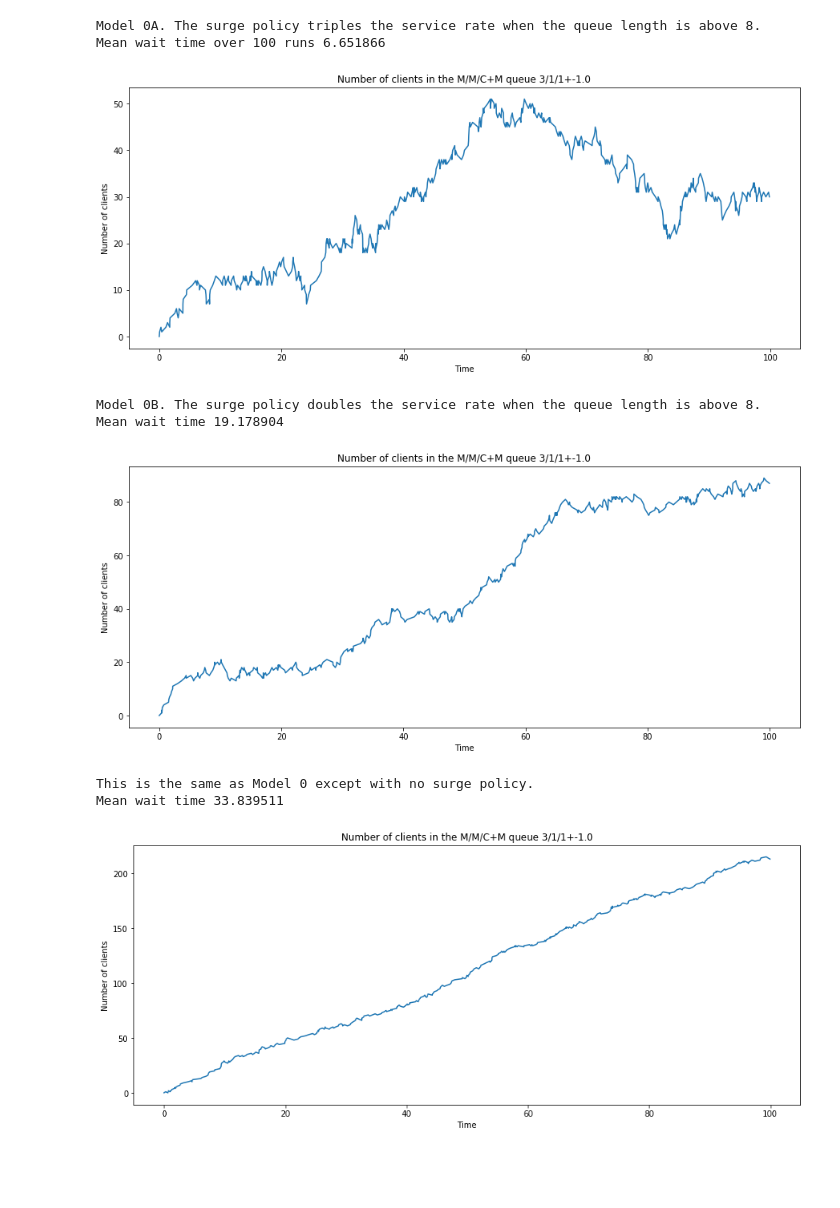
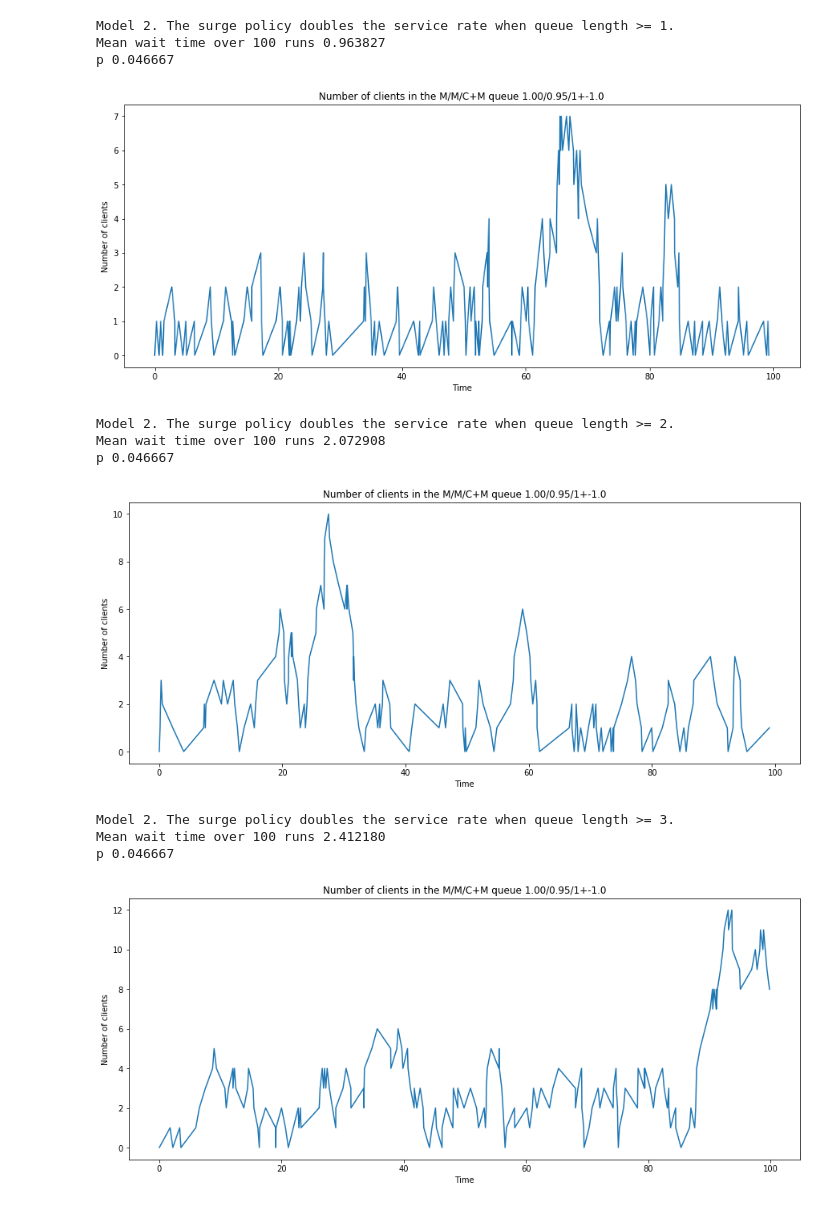
Before and after one commit to guanzgrace/cbs-patient-surge-models, a Jupyter notebook: MM1_Basic_Surge_Policy-Experiments.ipynb, the cells around one changed output. Cells and saved outputs as stored; diff of their text form; code cells hidden in the pictures; blank space fills up the shorter version.

Commit message:
add basic surge models

```diff
--- a/MM1_Basic_Surge_Policy-Experiments.ipynb
+++ b/MM1_Basic_Surge_Policy-Experiments.ipynb
@@ -145,70 +145,74 @@ def MM1BasicSurge(arrival_rate_func, service_rate_func, patience_rate_func,
 # gamma = patience rate, exponentially distributed
 # c = number of servers
 
-lambd = 3
-mu = 1
-mu2 = 3
+lambd = .999
+mu1 = .95
+mu2 = 2
 gamma = -1
 c = 1
 N0 = 0
 Tmax = 100
+surge_threshold = 1
 
 def arrival_rate_func():
     return exp(lambd)
 
 def service_rate_func(queue_length):
-    if queue_length >= 8:
+    if queue_length >= surge_threshold:
         return exp(mu2)
-    return exp(mu)
+    return exp(mu1)
 
 def patience_rate_func():
     return exp(gamma)
 
 def number_of_servers_func():
     return c
 
 T, N, W, p_wait = MM1BasicSurge(arrival_rate_func, service_rate_func, patience_rate_func,
                                 number_of_servers_func, N0, Tmax)
 figure(figsize=(15,6))
 plot(T, N)
 xlabel('Time')
 ylabel('Number of clients')
-title('Number of clients in the M/M/C+M queue %d/%d/%d+%.1f' % (lambd, mu, c, gamma))
-print("Model 0A. The surge policy triples the service rate when the queue length is above 8. " +
+title('Number of clients in the M/M/C+M queue %.2f/%.2f/%d+%.1f' % (lambd, mu1, c, gamma))
+print("Model 2. The surge policy doubles the service rate when queue length >= 1. " +
       "")
 
 
 wait_times = list()
 for _ in range(100):
     _, _, W, _ = MM1BasicSurge(arrival_rate_func, service_rate_func, patience_rate_func,
                                 number_of_servers_func, N0, Tmax)
     wait_times.append(mean(W))
 print("Mean wait time over 100 runs %f" % (mean(wait_times)))
+print("p %f" % ((lambd - mu1)/(mu2-mu1)))
 # %% [output]
-Model 0A. The surge policy triples the service rate when the queue length is above 8.
-Mean wait time over 100 runs 6.651866
+Model 2. The surge policy doubles the service rate when queue length >= 1.
+Mean wait time over 100 runs 0.963827
+p 0.046667
-[figure, old version]
+[figure, new version]
 # %%
 # lambda = arrival rate, exponentially distributed
 # mu = service rate, exponentially distributed
 # gamma = patience rate, exponentially distributed
 # c = number of servers
 
-lambd = 3
-mu = 1
+lambd = .999
+mu1 = .95
 mu2 = 2
 gamma = -1
 c = 1
 N0 = 0
 Tmax = 100
+surge_threshold = 2
 
 def arrival_rate_func():
     return exp(lambd)
 
 def service_rate_func(queue_length):
-    if queue_length >= 8:
+    if queue_length >= surge_threshold:
         return exp(mu2)
-    return exp(mu)
+    return exp(mu1)
 
 def patience_rate_func():
     return exp(gamma)
@@ -222,8 +226,9 @@ figure(figsize=(15,6))
 plot(T, N)
 xlabel('Time')
 ylabel('Number of clients')
-title('Number of clients in the M/M/C+M queue %d/%d/%d+%.1f' % (lambd, mu, c, gamma))
-print("Model 0B. The surge policy doubles the service rate when the queue length is above 8. ")
+title('Number of clients in the M/M/C+M queue %.2f/%.2f/%d+%.1f' % (lambd, mu1, c, gamma))
+print("Model 2. The surge policy doubles the service rate when queue length >= 2. " +
+      "")
 
 
 wait_times = list()
@@ -231,30 +236,35 @@ for _ in range(100):
     _, _, W, _ = MM1BasicSurge(arrival_rate_func, service_rate_func, patience_rate_func,
                                 number_of_servers_func, N0, Tmax)
     wait_times.append(mean(W))
-print("Mean wait time %f" % (mean(wait_times)))
+print("Mean wait time over 100 runs %f" % (mean(wait_times)))
+print("p %f" % ((lambd - mu1)/(mu2-mu1)))
 # %% [output]
-Model 0B. The surge policy doubles the service rate when the queue length is above 8.
-Mean wait time 19.178904
+Model 2. The surge policy doubles the service rate when queue length >= 2.
+Mean wait time over 100 runs 2.072908
+p 0.046667
-[figure, old version]
+[figure, new version]
 # %%
 # lambda = arrival rate, exponentially distributed
 # mu = service rate, exponentially distributed
 # gamma = patience rate, exponentially distributed
 # c = number of servers
 
-lambd = 3
-mu = 1
+lambd = .999
+mu1 = .95
 mu2 = 2
 gamma = -1
 c = 1
 N0 = 0
 Tmax = 100
+surge_threshold = 3
 
 def arrival_rate_func():
     return exp(lambd)
 
 def service_rate_func(queue_length):
-    return exp(mu)
+    if queue_length >= surge_threshold:
+        return exp(mu2)
+    return exp(mu1)
 
 def patience_rate_func():
     return exp(gamma)
@@ -268,8 +278,8 @@ figure(figsize=(15,6))
 plot(T, N)
 xlabel('Time')
 ylabel('Number of clients')
-title('Number of clients in the M/M/C+M queue %d/%d/%d+%.1f' % (lambd, mu, c, gamma))
-print("This is the same as Model 0 except with no surge policy. " +
+title('Number of clients in the M/M/C+M queue %.2f/%.2f/%d+%.1f' % (lambd, mu1, c, gamma))
+print("Model 2. The surge policy doubles the service rate when queue length >= 3. " +
       "")
 
 
@@ -278,8 +288,10 @@ for _ in range(100):
     _, _, W, _ = MM1BasicSurge(arrival_rate_func, service_rate_func, patience_rate_func,
                                 number_of_servers_func, N0, Tmax)
     wait_times.append(mean(W))
-print("Mean wait time %f" % (mean(wait_times)))
+print("Mean wait time over 100 runs %f" % (mean(wait_times)))
+print("p %f" % ((lambd - mu1)/(mu2-mu1)))
 # %% [output]
-This is the same as Model 0 except with no surge policy.
-Mean wait time 33.839511
+Model 2. The surge policy doubles the service rate when queue length >= 3.
+Mean wait time over 100 runs 2.412180
+p 0.046667
-[figure, old version]
+[figure, new version]
```
Also changed, not shown: parts of 5 cells of this notebook, 1 other file.
